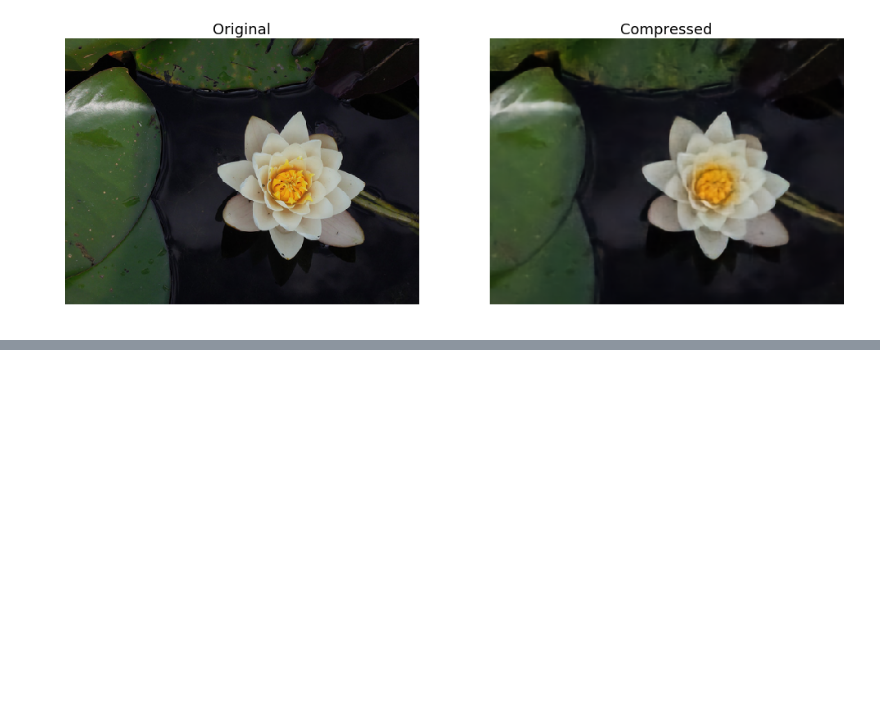
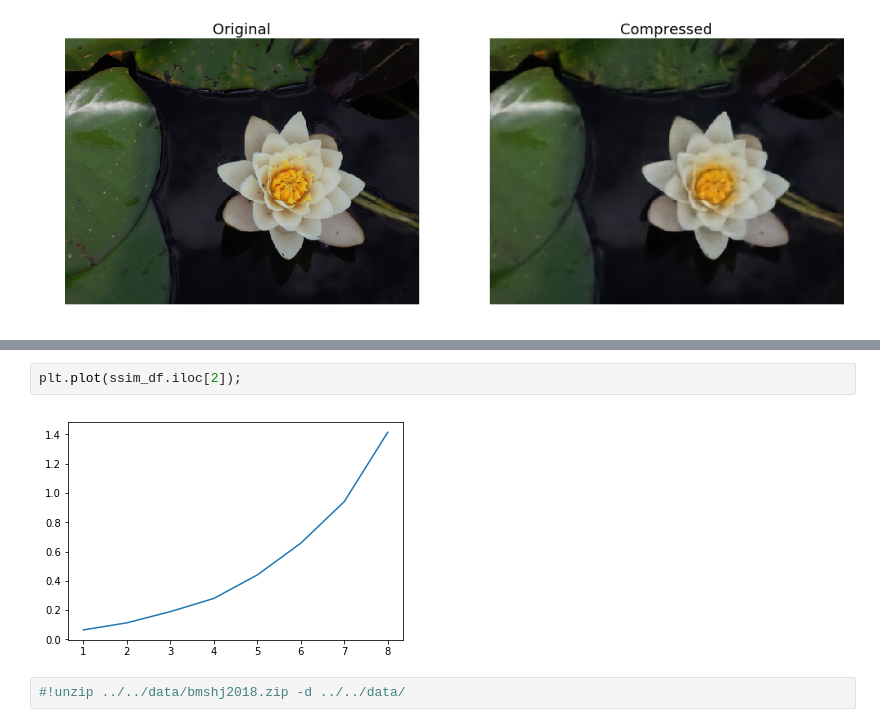
Before and after one commit to gergely-flamich/miracle-compression, a Jupyter notebook: code/clic/Compression.ipynb, the cells around one changed output, grey strips where cells are left out. Saved outputs shown, nothing was run; the diff lists cells and outputs as text; blank space fills up the shorter version.

Commit message:
Started work on data comparison

```diff
--- a/code/clic/Compression.ipynb
+++ b/code/clic/Compression.ipynb
@@ -949,0 +967,6 @@ Try `reload --help' for more information.
+# %%
+plt.plot(ssim_df.iloc[2]);
+# %% [output]
+[figure, added]
+# %%
+#!unzip ../../data/bmshj2018.zip -d ../../data/
```
Also changed, not shown: parts of 13 cells of this notebook, 3 other files.
